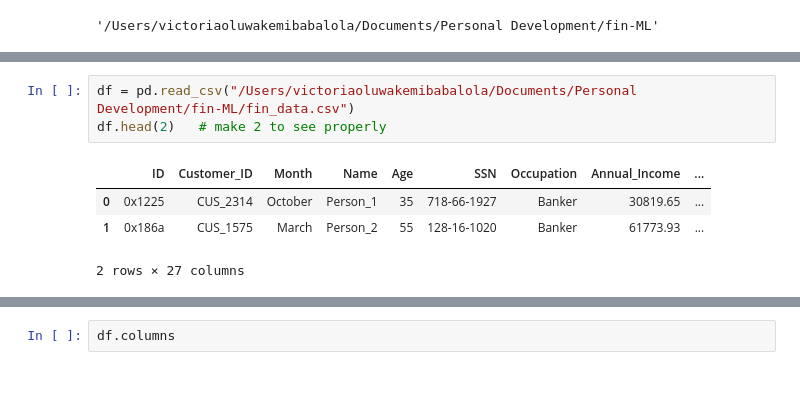
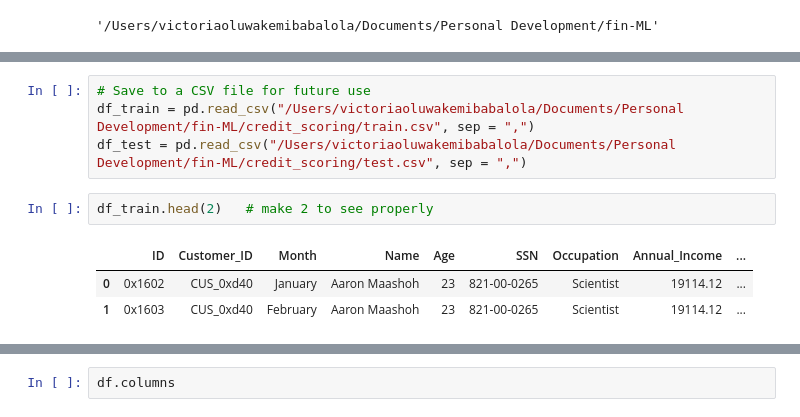
Before and after one commit to VICTORIA-OKESIPE/FinML-Credit-Scoring, a Jupyter notebook: finML - Credit Scoring.ipynb, the cells around one changed output, grey strips where cells are left out. Drawn from its saved outputs; the diff is of its cells as text; blank space fills up the shorter version.

```diff
--- a/finML - Credit Scoring.ipynb
+++ b/finML - Credit Scoring.ipynb
@@ -101,8 +46,10 @@ df.to_csv("/Users/victoriaoluwakemibabalola/Documents/Personal Development/fin-M
+# %%
+# Save to a CSV file for future use
+df_train = pd.read_csv("/Users/victoriaoluwakemibabalola/Documents/Personal Development/fin-ML/credit_scoring/train.csv", sep = ",")
+df_test = pd.read_csv("/Users/victoriaoluwakemibabalola/Documents/Personal Development/fin-ML/credit_scoring/test.csv", sep = ",")
 # %%
-df = pd.read_csv("/Users/victoriaoluwakemibabalola/Documents/Personal Development/fin-ML/fin_data.csv")
-df.head(2)   # make 2 to see properly
+df_train.head(2)   # make 2 to see properly
 # %% [output]
 |  | ID | Customer_ID | Month | Name | Age | SSN | Occupation | Annual_Income | ... |
-| 0 | 0x1225 | CUS_2314 | October | Person_1 | 35 | 718-66-1927 | Banker | 30819.65 | ... |
-| 1 | 0x186a | CUS_1575 | March | Person_2 | 55 | 128-16-1020 | Banker | 61773.93 | ... |
+| 0 | 0x1602 | CUS_0xd40 | January | Aaron Maashoh | 23 | 821-00-0265 | Scientist | 19114.12 | ... |
+| 1 | 0x1603 | CUS_0xd40 | February | Aaron Maashoh | 23 | 821-00-0265 | Scientist | 19114.12 | ... |
-2 rows × 27 columns
```
Also changed, not shown: parts of 27 cells of this notebook.
